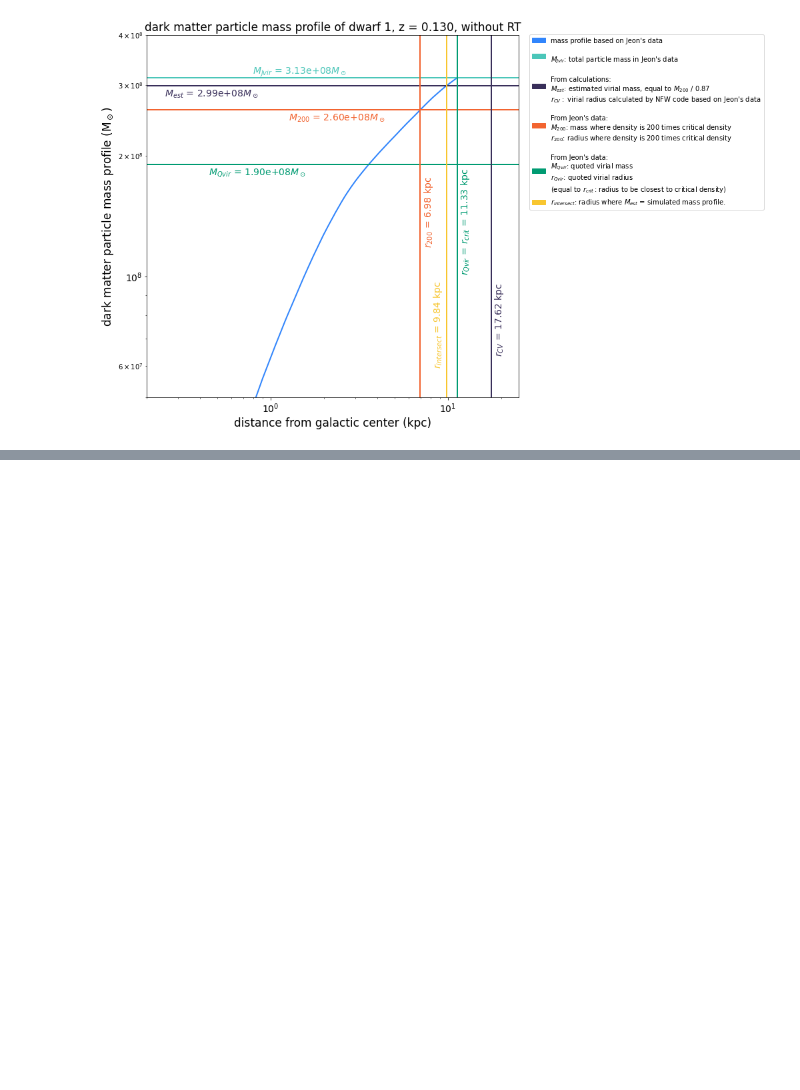
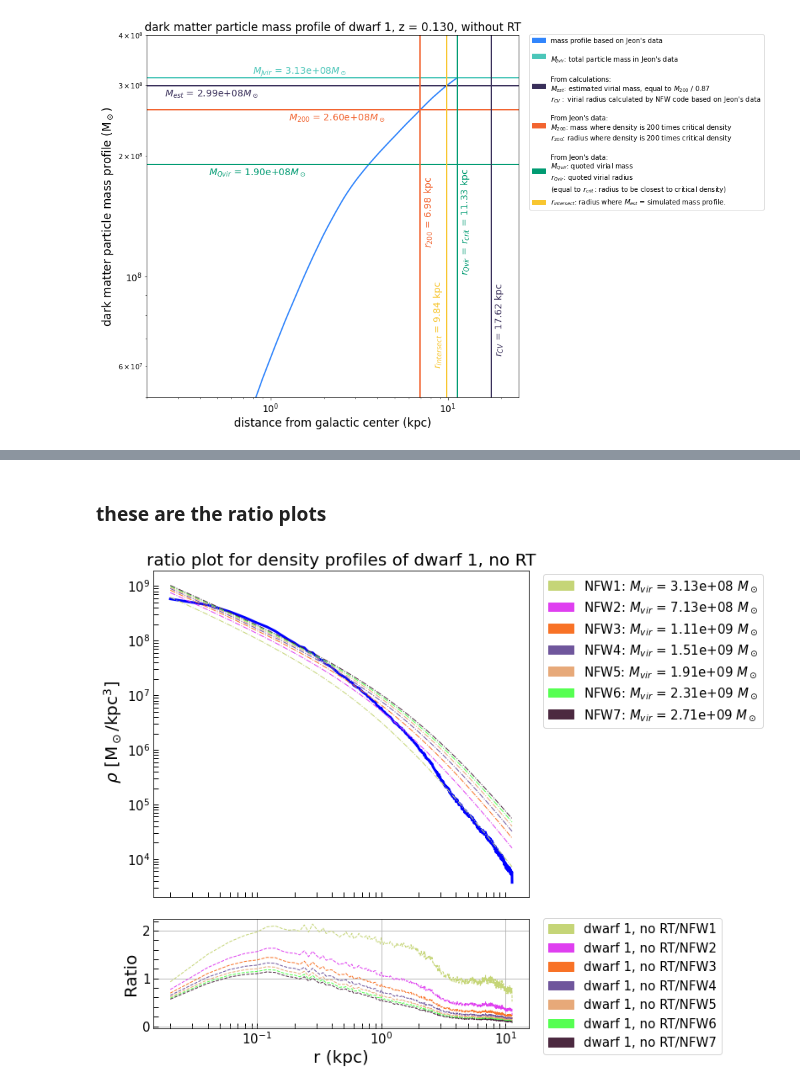
Before and after one commit to nguyenbinh1612/Binh_UFD, a Jupyter notebook: fit-with-NFW-dwarf1.ipynb, the cells around one changed output, grey strips where cells are left out. Saved outputs shown, nothing was run; the diff lists cells and outputs as text; code cells hidden in the pictures; blank space fills up the shorter version.

Commit message:
added ratio plots for multiple NFW profiles!

```diff
--- a/fit-with-NFW-dwarf1.ipynb
+++ b/fit-with-NFW-dwarf1.ipynb
@@ -299,0 +239,61 @@ plt.rcParams.update({'font.size': 15})
+# %% [markdown]
+### these are the ratio plots
+# %%
+fig = plt.figure(figsize=(8, 10))
+gs = gridspec.GridSpec(2, 1, height_ratios=[3, 1]) # row, columns, widths
+
+ax0 = plt.subplot(gs[0]) # top plot
+ax1 = plt.subplot(gs[1]) # bottom plot
+
+# TOP PLOT
+
+fig.subplots_adjust(hspace=0.1)
+
+ax0.loglog(rad_array290_noRT, density_profile290_noRT, 'b', lw=3, label="dwarf 1, no RT")
+
+top_legends = []
+bottom_legends = []
+
+i = 1
+
+for virial_mass in range(M_Jvir, int(3e9), int(4e8)):
+    new_halo = NFW(virial_mass)
+    NFW_profile = new_halo.rho(rad_array290_noRT)
+    r = np.random.random()
+    g = np.random.random()
+    b = np.random.random()
+    ax0.loglog(rad_array290_noRT, NFW_profile, color=(r, g, b), linestyle='-.', lw=1)
+    ax1.plot(rad_array290_noRT, density_profile290_noRT / NFW_profile, color=(r, g, b), linestyle='--', lw=1)
+
+    # top legends
+    upper_label = mpatches.Patch(color=(r, g, b), label='NFW' + str(i) + ': $M_{vir}$ = ' + \
+                                 format(virial_mass, '.2e') + " $M_\odot$")
+    top_legends.append(upper_label)
+
+    # bottom legends
+    lower_label = mpatches.Patch(color=(r, g, b), label='dwarf 1, no RT/NFW' + str(i))
+    bottom_legends.append(lower_label)
+    i += 1
+
+ax0.minorticks_on()
+
+ax0.set_title('ratio plot for density profiles of dwarf 1, no RT', fontsize=20)
+ax0.set_xticklabels([]) # ignore the x label
+ax0.set_ylabel(r' $\rho$ [M$_\odot$/kpc$^3$] ', fontsize=20)
+ax0.tick_params(axis='both', which='both', direction='in',length=6, width=1)
+
+ax0.legend(handles=top_legends, bbox_to_anchor=(1.02, 1.01), loc='upper left')
+ax1.legend(handles=bottom_legends, bbox_to_anchor=(1.02, -0.3), loc='lower left')
+
+plt.xscale('log')
+
+ax1.set_ylabel('Ratio',fontsize=20)
+ax1.set_xlabel('r (kpc)', fontsize=20)
+
+ax1.grid()
+ax1.minorticks_on()
+ax1.tick_params(axis='both', which='both', direction='in',length=6, width=1)
+
+plt.rcParams.update({'font.size': 15})
+# %% [output]
+[figure, added]
```
Also changed, not shown: parts of 10 cells of this notebook.
